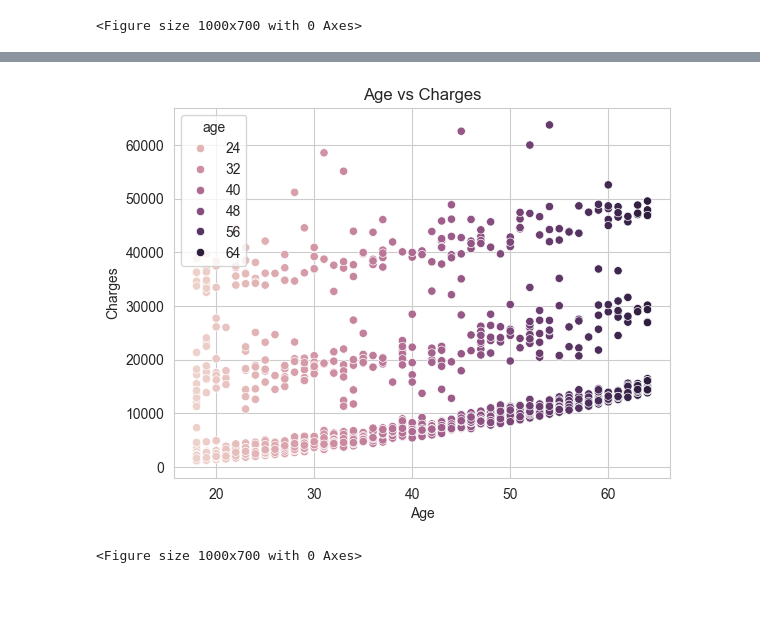
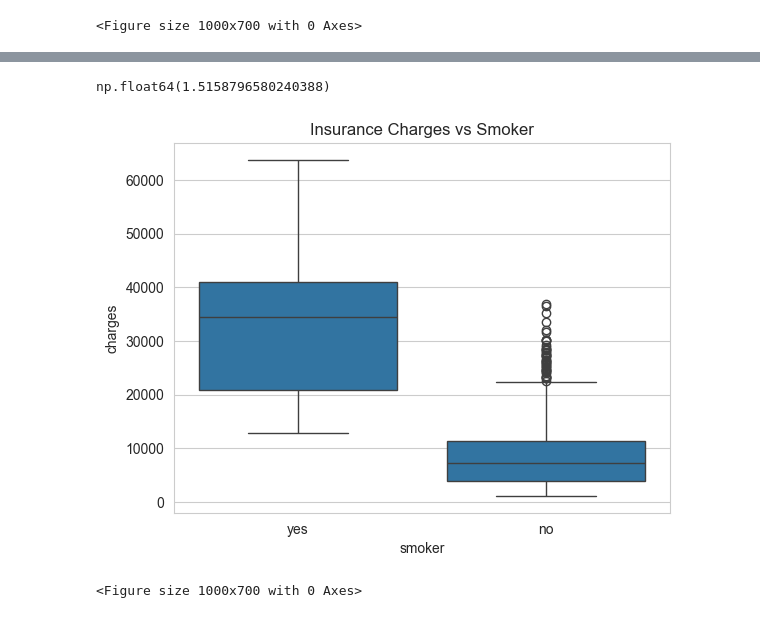
Before and after one commit to th3realAyo/Machine-Learning-Bootcamp, a Jupyter notebook: CSV-Excel/09_Evaluation.ipynb, the cells around one changed output, grey strips where cells are left out. Drawn from its saved outputs; the diff is of its cells as text; code cells hidden in the pictures.

```diff
--- a/CSV-Excel/09_Evaluation.ipynb
+++ b/CSV-Excel/09_Evaluation.ipynb
@@ -141,9 +126,11 @@ show_layout()
+# %%
+numerical_df["charges"].skew()
+# %% [output]
+np.float64(1.5158796580240388)
 # %%
-sns.scatterplot(data=numerical_df, x=numerical_df["age"], y=numerical_df["charges"], hue="age")
-plt.title("Age vs Charges")
-plt.xlabel("Age")
-plt.ylabel("Charges")
+sns.boxplot(x=categorical_df["smoker"], y=numerical_df["charges"])
+plt.title("Insurance Charges vs Smoker")
 show_layout()
 # %% [output]
-[figure, old version]
+[figure, new version]
 <Figure size 1000x700 with 0 Axes>
```
Also changed, not shown: parts of 7 cells of this notebook, 17 other files.
